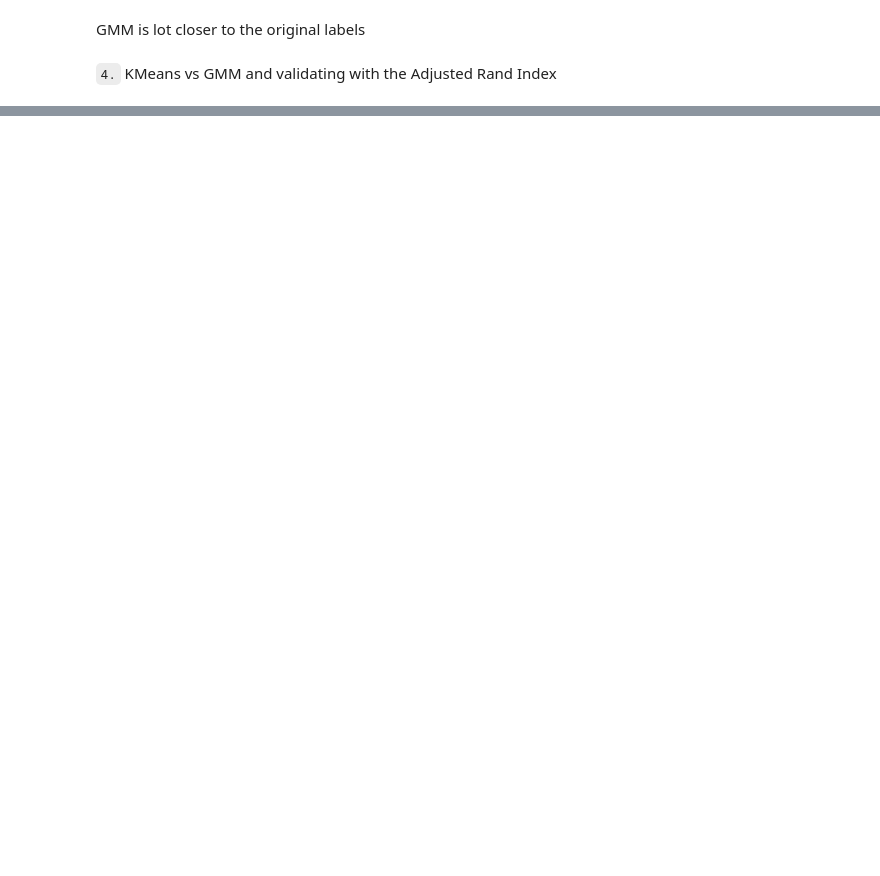
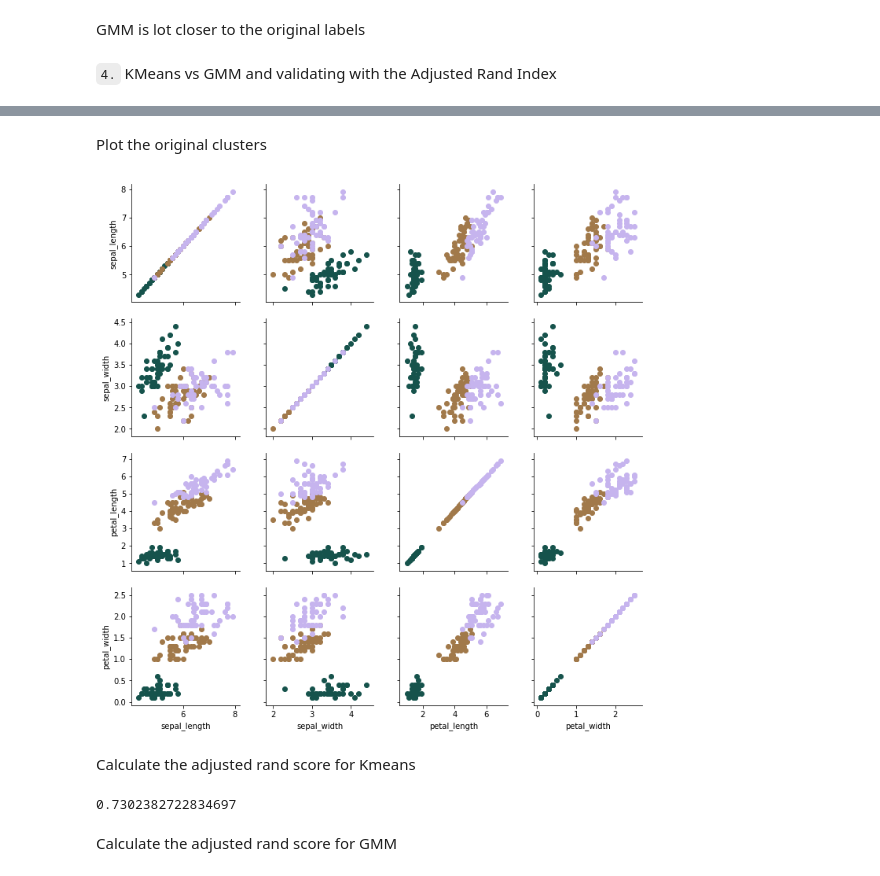
Before and after one commit to sclkan/ML-Study-Notes, a Jupyter notebook: unsupervised_learning_notes.ipynb, the cells around one changed output, grey strips where cells are left out. Cells and saved outputs as stored; diff of their text form; code cells hidden in the pictures; blank space fills up the shorter version.

Commit message:
Add ARI scores

```diff
--- a/unsupervised_learning_notes.ipynb
+++ b/unsupervised_learning_notes.ipynb
@@ -645,3 +645,7 @@ plt.scatter(X[:,0], X[:,1], c=pred_gmm, edgecolor='black', lw=1.5, s=100, cmap=p
 GMM is lot closer to the original labels
 # %% [markdown]
 `4.` KMeans vs GMM and validating with the Adjusted Rand Index
+# %%
+#Load IRIS databset
+iris = sb.load_dataset("iris")
+iris.head()
@@ -647,0 +659,10 @@ GMM is lot closer to the original labels
+# %% [markdown]
+Plot the original clusters
+# %%
+g = sb.PairGrid(iris, hue="species", palette=sb.color_palette("cubehelix", 3), vars=['sepal_length','sepal_width','petal_length','petal_width'])
+g.map(plt.scatter)
+plt.show()
+# %% [output]
+[figure, added]
+# %% [markdown]
+Calculate the adjusted rand score for Kmeans
@@ -647,0 +676,6 @@ GMM is lot closer to the original labels
+# %%
+print(iris_k_score)
+# %% [output]
+0.7302382722834697
+# %% [markdown]
+Calculate the adjusted rand score for GMM
```
Also changed, not shown: parts of 16 cells of this notebook.
